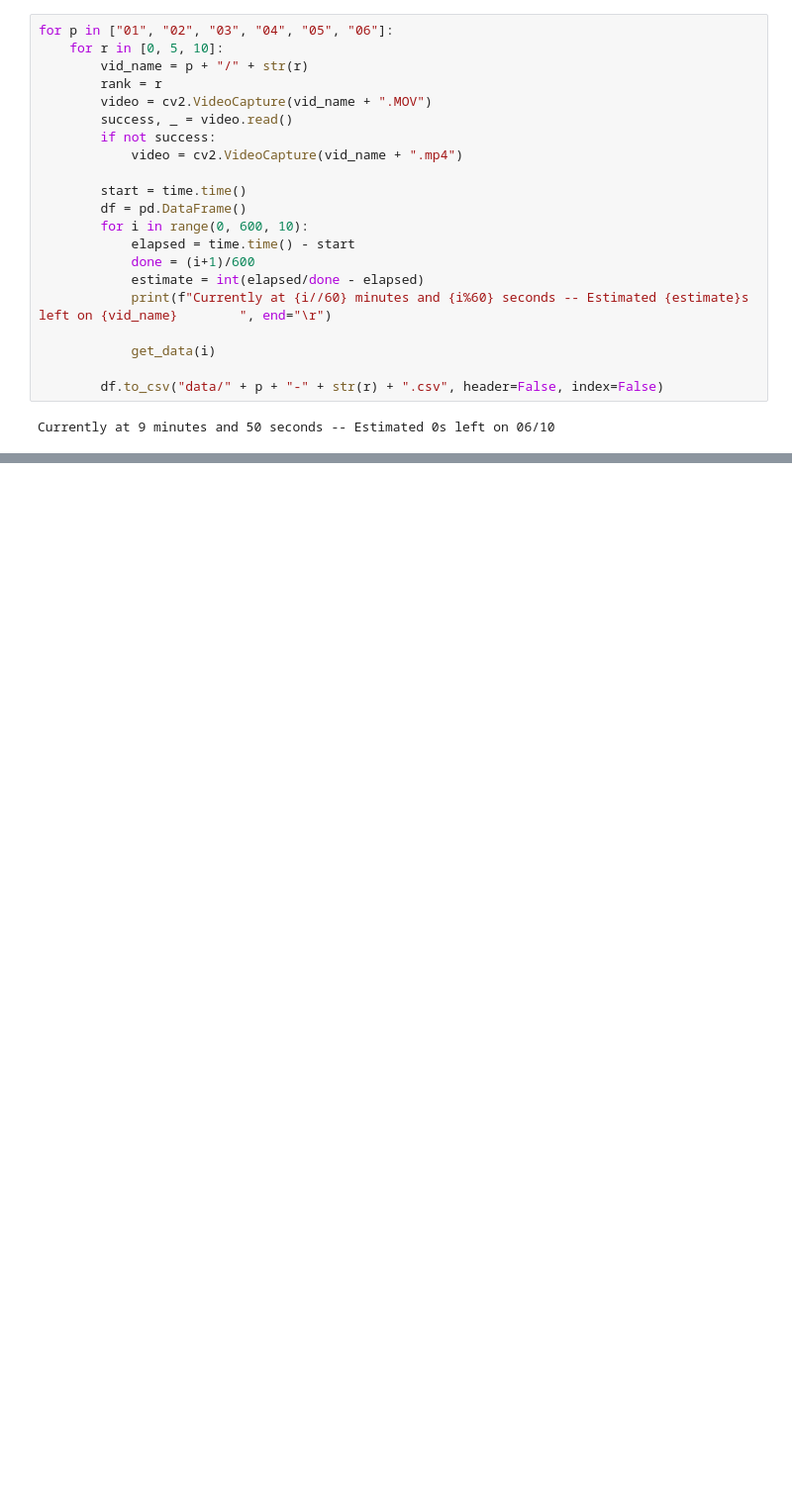
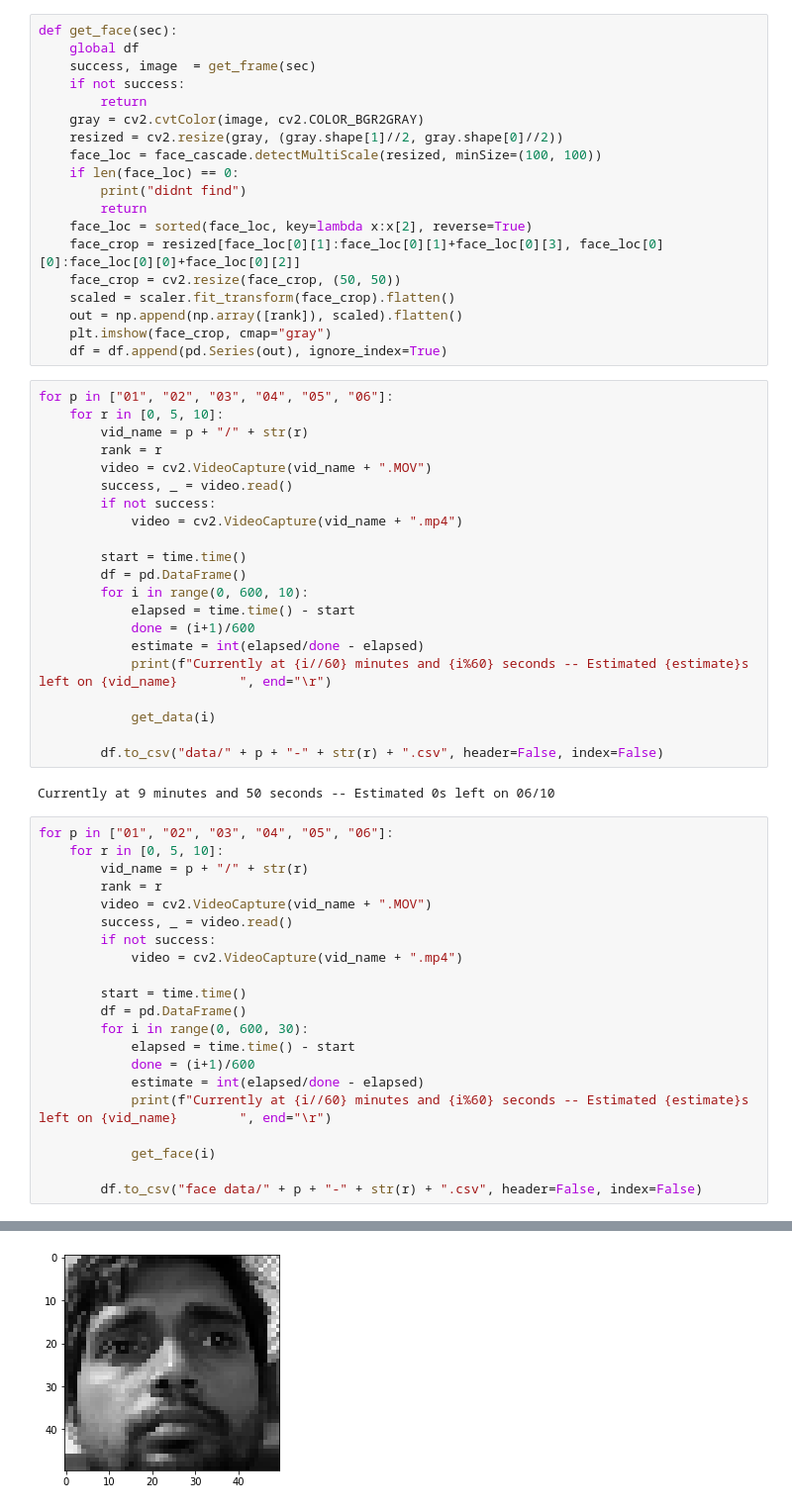
Before and after one commit to InspirAsianz/DrowsyDetection, a Jupyter notebook: ImagePreprocessing.ipynb, the cells around one changed output, grey strips where cells are left out. Shown: that part at 99% size. Cells and saved outputs as stored; diff of their text form; blank space fills up the shorter version.

```diff
--- a/ImagePreprocessing.ipynb
+++ b/ImagePreprocessing.ipynb
@@ -47,6 +58,25 @@ def get_data(sec):
     scaled = scaler.fit_transform(resized).flatten()
     out = np.append(np.array([rank]), scaled).flatten()
     df = df.append(pd.Series(out), ignore_index=True)
+# %%
+def get_face(sec):
+    global df
+    success, image  = get_frame(sec)
+    if not success:
+        return
+    gray = cv2.cvtColor(image, cv2.COLOR_BGR2GRAY)
+    resized = cv2.resize(gray, (gray.shape[1]//2, gray.shape[0]//2))
+    face_loc = face_cascade.detectMultiScale(resized, minSize=(100, 100))
+    if len(face_loc) == 0:
+        print("didnt find")
+        return
+    face_loc = sorted(face_loc, key=lambda x:x[2], reverse=True)
+    face_crop = resized[face_loc[0][1]:face_loc[0][1]+face_loc[0][3], face_loc[0][0]:face_loc[0][0]+face_loc[0][2]]
+    face_crop = cv2.resize(face_crop, (50, 50))
+    scaled = scaler.fit_transform(face_crop).flatten()
+    out = np.append(np.array([rank]), scaled).flatten()
+    plt.imshow(face_crop, cmap="gray")
+    df = df.append(pd.Series(out), ignore_index=True)
 # %%
 for p in ["01", "02", "03", "04", "05", "06"]:
     for r in [0, 5, 10]:
@@ -70,3 +100,25 @@ for p in ["01", "02", "03", "04", "05", "06"]:
         df.to_csv("data/" + p + "-" + str(r) + ".csv", header=False, index=False)
 # %% [output]
 Currently at 9 minutes and 50 seconds -- Estimated 0s left on 06/10
+# %%
+for p in ["01", "02", "03", "04", "05", "06"]:
+    for r in [0, 5, 10]:
+        vid_name = p + "/" + str(r)
+        rank = r
+        video = cv2.VideoCapture(vid_name + ".MOV")
+        success, _ = video.read()
+        if not success:
+            video = cv2.VideoCapture(vid_name + ".mp4")
+
+        start = time.time()
+        df = pd.DataFrame()
+        for i in range(0, 600, 30):
+            elapsed = time.time() - start
+            done = (i+1)/600
+            estimate = int(elapsed/done - elapsed)
+            print(f"Currently at {i//60} minutes and {i%60} seconds -- Estimated {estimate}s left on {vid_name}        ", end="\r")
+
+            get_face(i)
+
+        df.to_csv("face data/" + p + "-" + str(r) + ".csv", header=False, index=False)
+# %% [output]
@@ -72,0 +136 @@ Currently at 9 minutes and 50 seconds -- Estimated 0s left on 06/10
+[figure, added]
```
Also changed, not shown: parts of 6 cells of this notebook, 22 other files.
